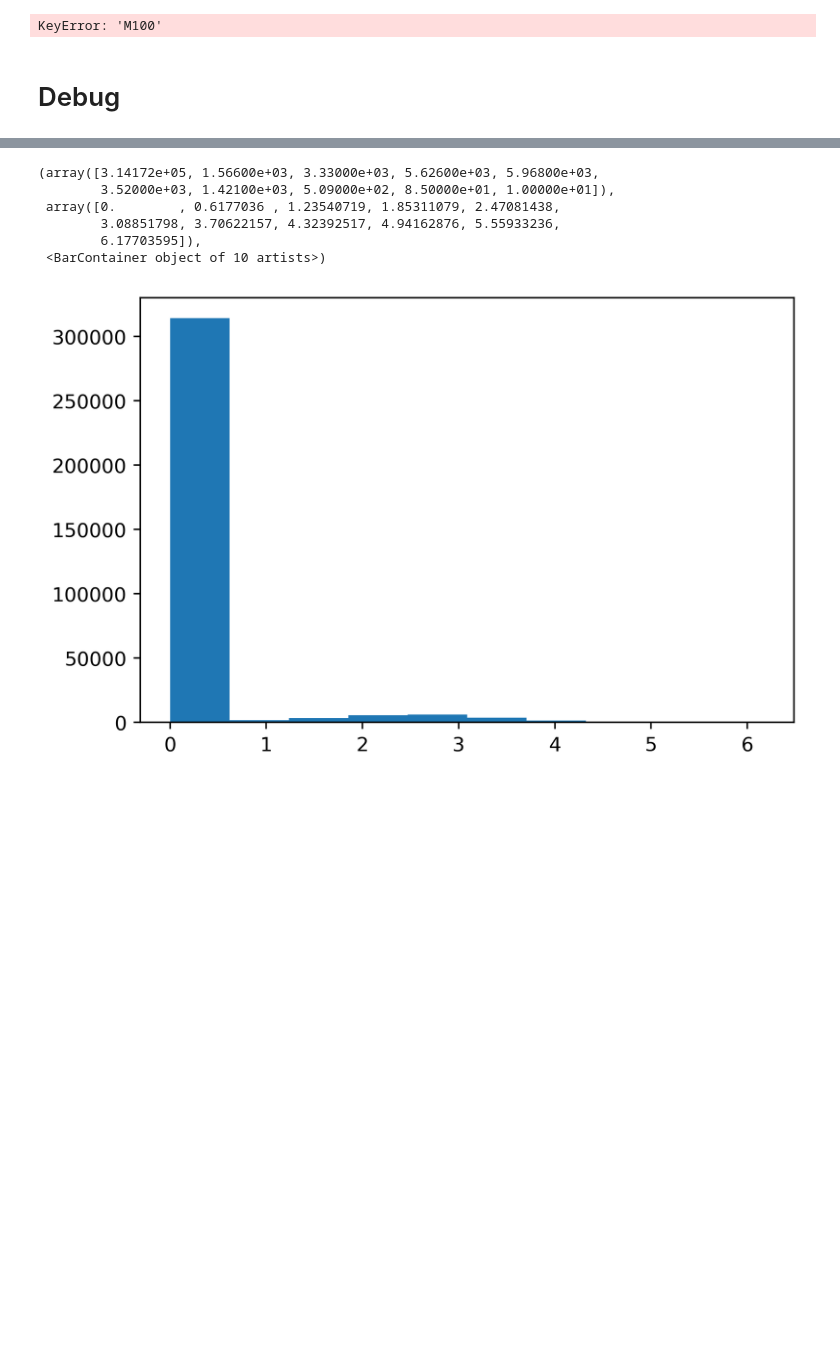
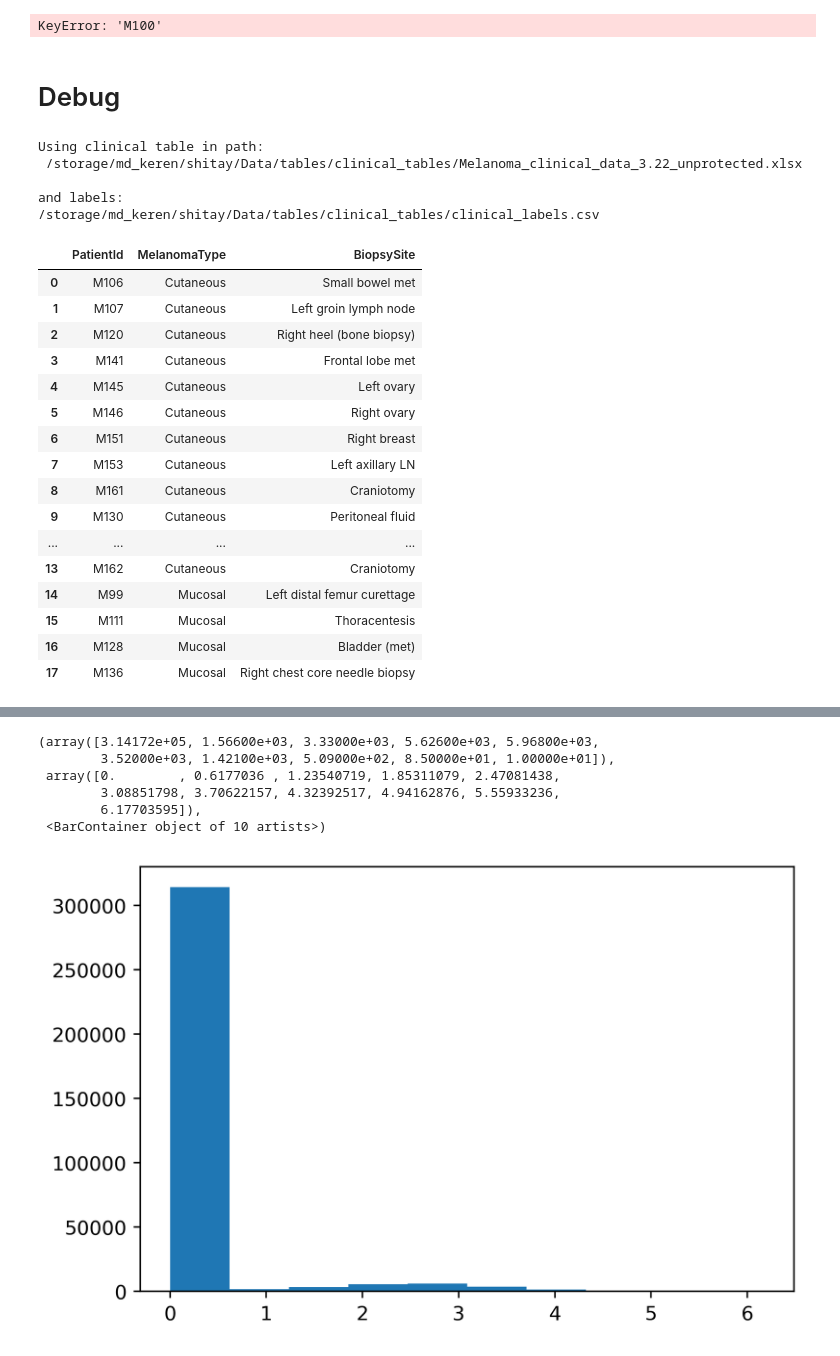
Before and after one commit to ItayShlosberg/classifying-response-to-immunotherapy, a Jupyter notebook: data_analysis/SERVER_NBS/RESPONSE_ANALYSIS/myeloids_CD8_analysis_R_vs_NR.ipynb, the cells around one changed output, grey strips where cells are left out. Cells and saved outputs as stored; diff of their text form; code cells hidden in the pictures; blank space fills up the shorter version.

```diff
--- a/data_analysis/SERVER_NBS/RESPONSE_ANALYSIS/myeloids_CD8_analysis_R_vs_NR.ipynb
+++ b/data_analysis/SERVER_NBS/RESPONSE_ANALYSIS/myeloids_CD8_analysis_R_vs_NR.ipynb
@@ -659,3 +691,30 @@ K=2
 KeyError: 'M100'
 # %% [markdown]
 # Debug
+# %%
+help_df = get_clinical_data(additional_features=['Biopsy site']).set_index('Patient id')
+res['BiopsySite'] = res.PatientId.apply(lambda x: help_df.loc[x]['Biopsy site'])
+res.drop(columns=['prePost', 'response', 'treatment'])
+# %% [output]
+Using clinical table in path:
+ /storage/md_keren/shitay/Data/tables/clinical_tables/Melanoma_clinical_data_3.22_unprotected.xlsx
+
+and labels:
+/storage/md_keren/shitay/Data/tables/clinical_tables/clinical_labels.csv
+|  | PatientId | MelanomaType | BiopsySite |
+| 0 | M106 | Cutaneous | Small bowel met |
+| 1 | M107 | Cutaneous | Left groin lymph node |
+| 2 | M120 | Cutaneous | Right heel (bone biopsy) |
+| 3 | M141 | Cutaneous | Frontal lobe met |
+| 4 | M145 | Cutaneous | Left ovary |
+| 5 | M146 | Cutaneous | Right ovary |
+| 6 | M151 | Cutaneous | Right breast |
+| 7 | M153 | Cutaneous | Left axillary LN |
+| 8 | M161 | Cutaneous | Craniotomy |
+| 9 | M130 | Cutaneous | Peritoneal fluid |
+| ... | ... | ... | ... |
+| 13 | M162 | Cutaneous | Craniotomy |
+| 14 | M99 | Mucosal | Left distal femur curettage |
+| 15 | M111 | Mucosal | Thoracentesis |
+| 16 | M128 | Mucosal | Bladder (met) |
+| 17 | M136 | Mucosal | Right chest core needle biopsy |
```
Also changed, not shown: parts of 19 cells of this notebook, 10 other files.
